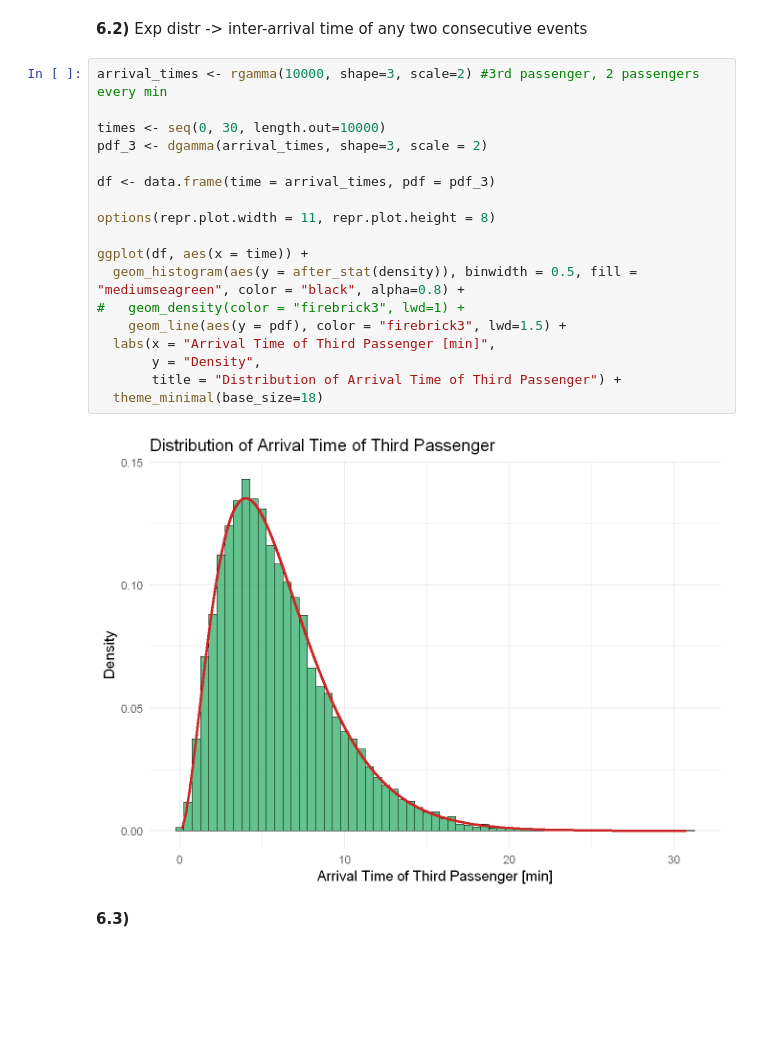
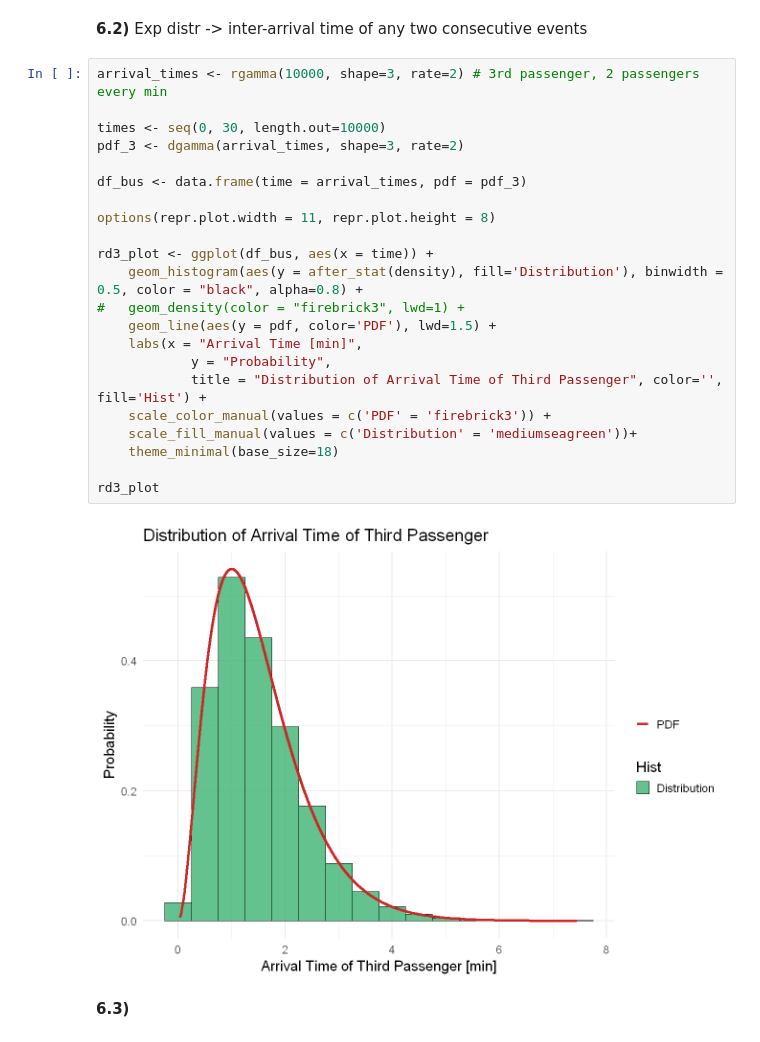
Before and after one commit to Berto70/advstat, a Jupyter notebook: ex2/Bertinelli_Gabriele_Rlab02.ipynb, the cells around one changed output. Saved outputs shown, nothing was run; the diff lists cells and outputs as text; blank space fills up the shorter version.

```diff
--- a/ex2/Bertinelli_Gabriele_Rlab02.ipynb
+++ b/ex2/Bertinelli_Gabriele_Rlab02.ipynb
@@ -427,24 +549,28 @@ Probability of getting less than 4 passengers in the next 3 mins is: 99.634 %
 # %% [markdown]
 **6.2)** Exp distr -> inter-arrival time of any two consecutive events
 # %%
-arrival_times <- rgamma(10000, shape=3, scale=2) #3rd passenger, 2 passengers every min
+arrival_times <- rgamma(10000, shape=3, rate=2) # 3rd passenger, 2 passengers every min
 
 times <- seq(0, 30, length.out=10000)
-pdf_3 <- dgamma(arrival_times, shape=3, scale = 2)
+pdf_3 <- dgamma(arrival_times, shape=3, rate=2)
 
-df <- data.frame(time = arrival_times, pdf = pdf_3)
+df_bus <- data.frame(time = arrival_times, pdf = pdf_3)
 
 options(repr.plot.width = 11, repr.plot.height = 8)
 
-ggplot(df, aes(x = time)) +
-  geom_histogram(aes(y = after_stat(density)), binwidth = 0.5, fill = "mediumseagreen", color = "black", alpha=0.8) +
+rd3_plot <- ggplot(df_bus, aes(x = time)) +
+	geom_histogram(aes(y = after_stat(density), fill='Distribution'), binwidth = 0.5, color = "black", alpha=0.8) +
 #   geom_density(color = "firebrick3", lwd=1) +
-	geom_line(aes(y = pdf), color = "firebrick3", lwd=1.5) +
-  labs(x = "Arrival Time of Third Passenger [min]",
-       y = "Density",
-       title = "Distribution of Arrival Time of Third Passenger") +
-  theme_minimal(base_size=18)
+	geom_line(aes(y = pdf, color='PDF'), lwd=1.5) +
+  	labs(x = "Arrival Time [min]",
+    		y = "Probability",
+    		title = "Distribution of Arrival Time of Third Passenger", color='', fill='Hist') +
+	scale_color_manual(values = c('PDF' = 'firebrick3')) +
+	scale_fill_manual(values = c('Distribution' = 'mediumseagreen'))+
+	theme_minimal(base_size=18)
+
+rd3_plot
 # %% [output]
-[figure, old version]
+[figure, new version]
 # %% [markdown]
 **6.3)**
```
Also changed, not shown: parts of 38 cells of this notebook.
